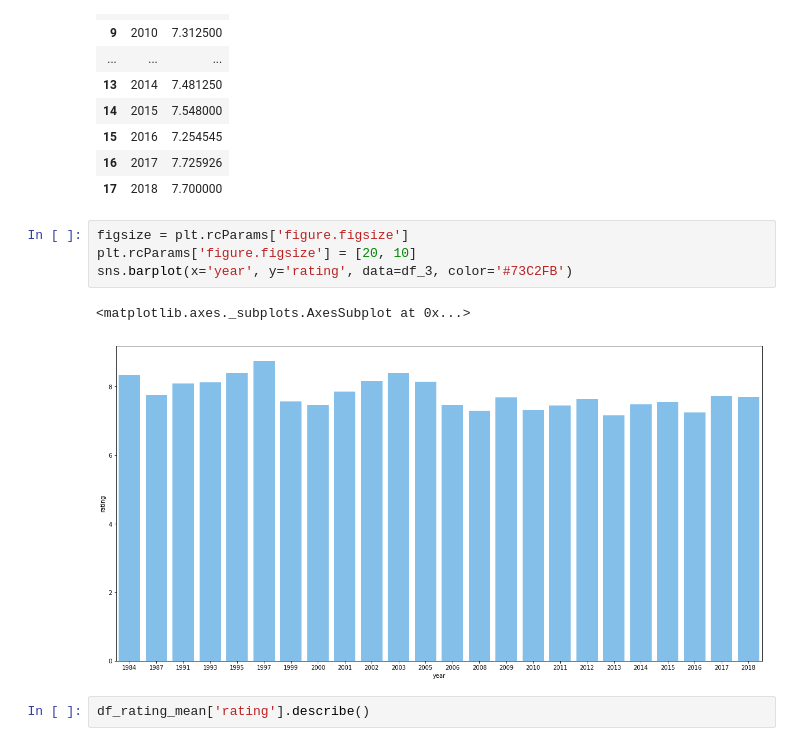
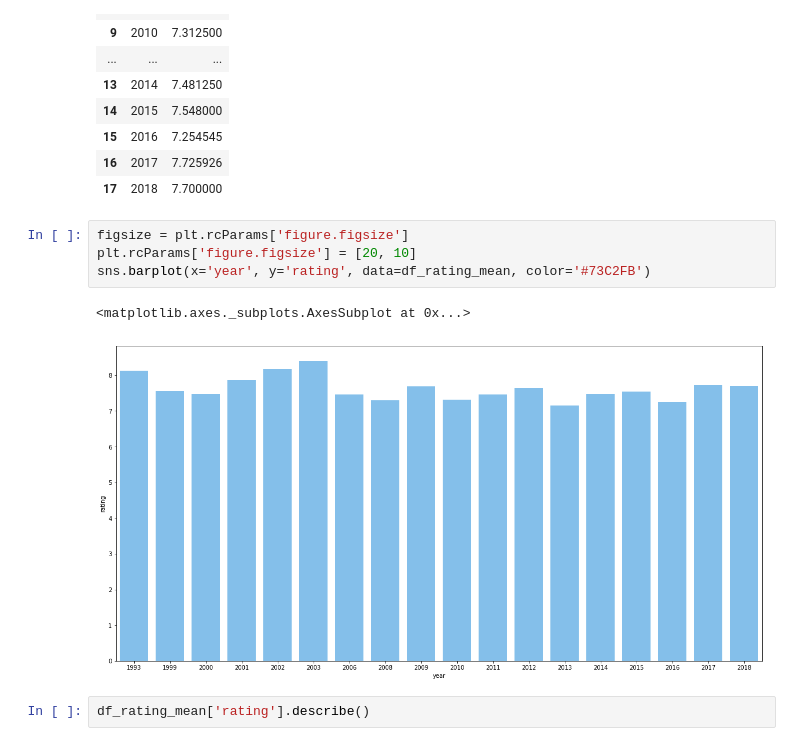
Before and after one commit to NISH1001/nepalimdb, a Jupyter notebook: nepali-movie-analyzer.ipynb, the cells around one changed output. Cells and saved outputs as stored; diff of their text form.

```diff
--- a/nepali-movie-analyzer.ipynb
+++ b/nepali-movie-analyzer.ipynb
@@ -280,10 +282,10 @@ df_rating_mean
 # %%
 figsize = plt.rcParams['figure.figsize']
 plt.rcParams['figure.figsize'] = [20, 10]
-sns.barplot(x='year', y='rating', data=df_3, color='#73C2FB')
+sns.barplot(x='year', y='rating', data=df_rating_mean, color='#73C2FB')
 # %% [output]
 <matplotlib.axes._subplots.AxesSubplot at 0x...>
-[figure, old version]
+[figure, new version]
 # %%
 df_rating_mean['rating'].describe()
 # %% [output]
```
Also changed, not shown: parts of 26 cells of this notebook.
